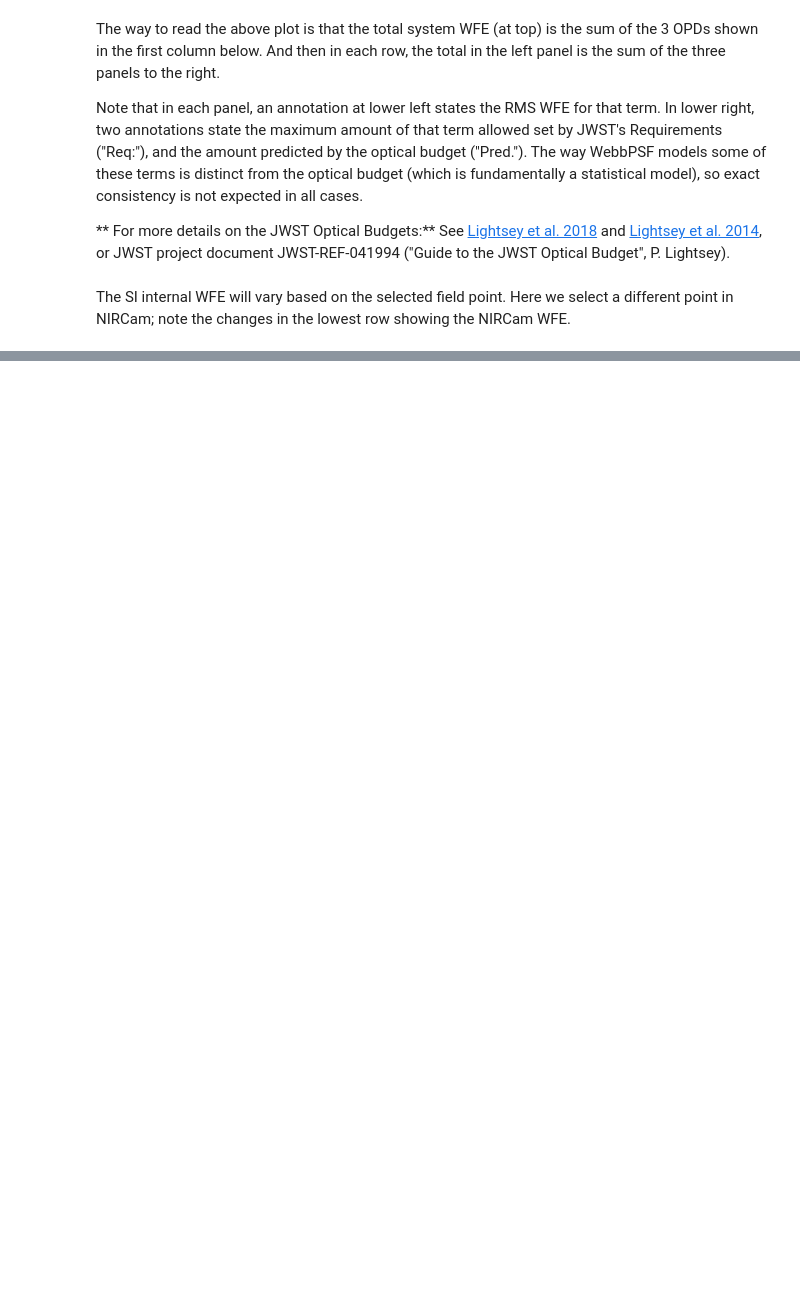
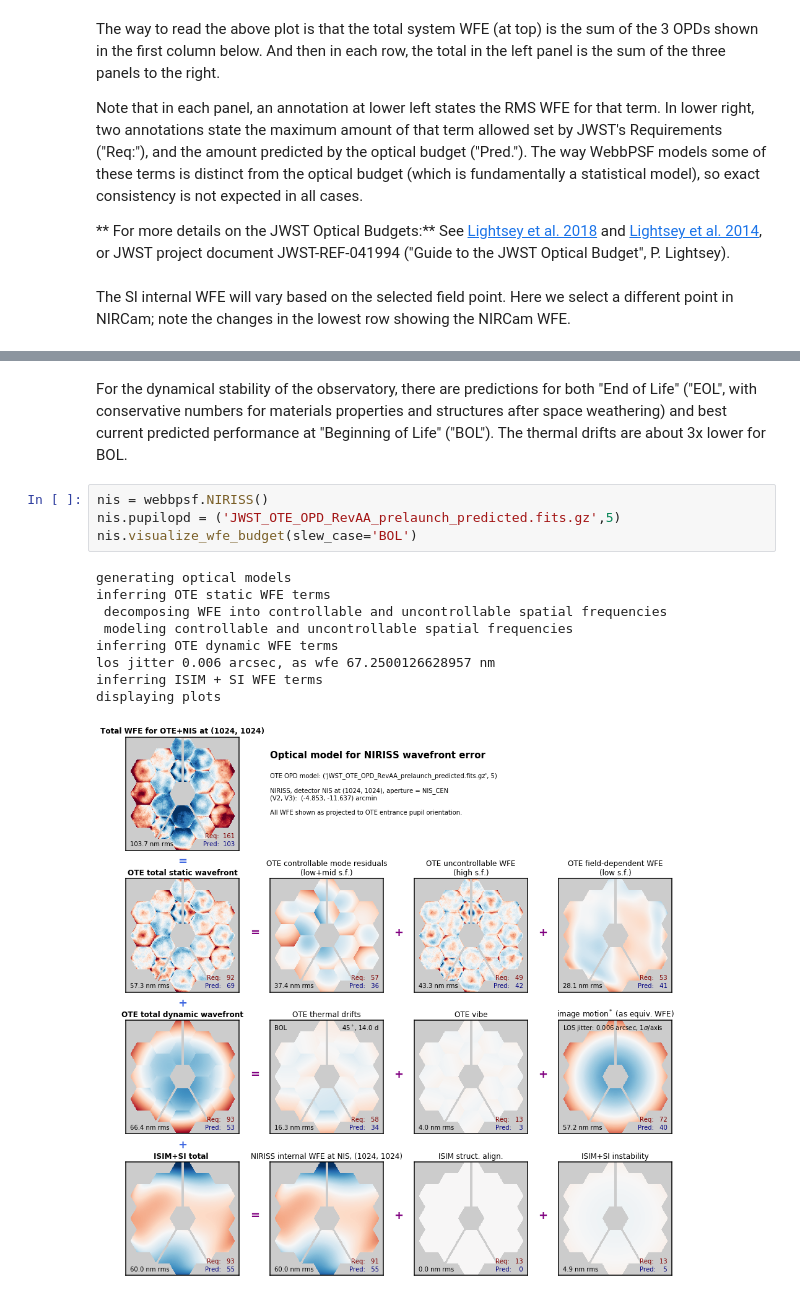
Before and after one commit to spacetelescope/webbpsf, a Jupyter notebook: docs/jwst_optical_budgets.ipynb, the cells around one changed output, grey strips where cells are left out. Cells and saved outputs as stored; diff of their text form; blank space fills up the shorter version.

```diff
--- a/docs/jwst_optical_budgets.ipynb
+++ b/docs/jwst_optical_budgets.ipynb
@@ -61,0 +92,16 @@ We expect that as we gain experience in flight, the model terms will be updated
+# %% [markdown]
+For the dynamical stability of the observatory, there are predictions for both "End of Life" ("EOL", with conservative numbers for materials properties and structures after space weathering) and best current predicted performance at "Beginning of Life" ("BOL"). The thermal drifts are about 3x lower for BOL.
+# %%
+nis = webbpsf.NIRISS()
+nis.pupilopd = ('JWST_OTE_OPD_RevAA_prelaunch_predicted.fits.gz',5)
+nis.visualize_wfe_budget(slew_case='BOL')
+# %% [output]
+generating optical models
+inferring OTE static WFE terms
+ decomposing WFE into controllable and uncontrollable spatial frequencies
+ modeling controllable and uncontrollable spatial frequencies
+inferring OTE dynamic WFE terms
+los jitter 0.006 arcsec, as wfe 67.2500126628957 nm
+inferring ISIM + SI WFE terms
+displaying plots
+[figure, added]
```
Also changed, not shown: parts of 5 cells of this notebook, 1 other file.
